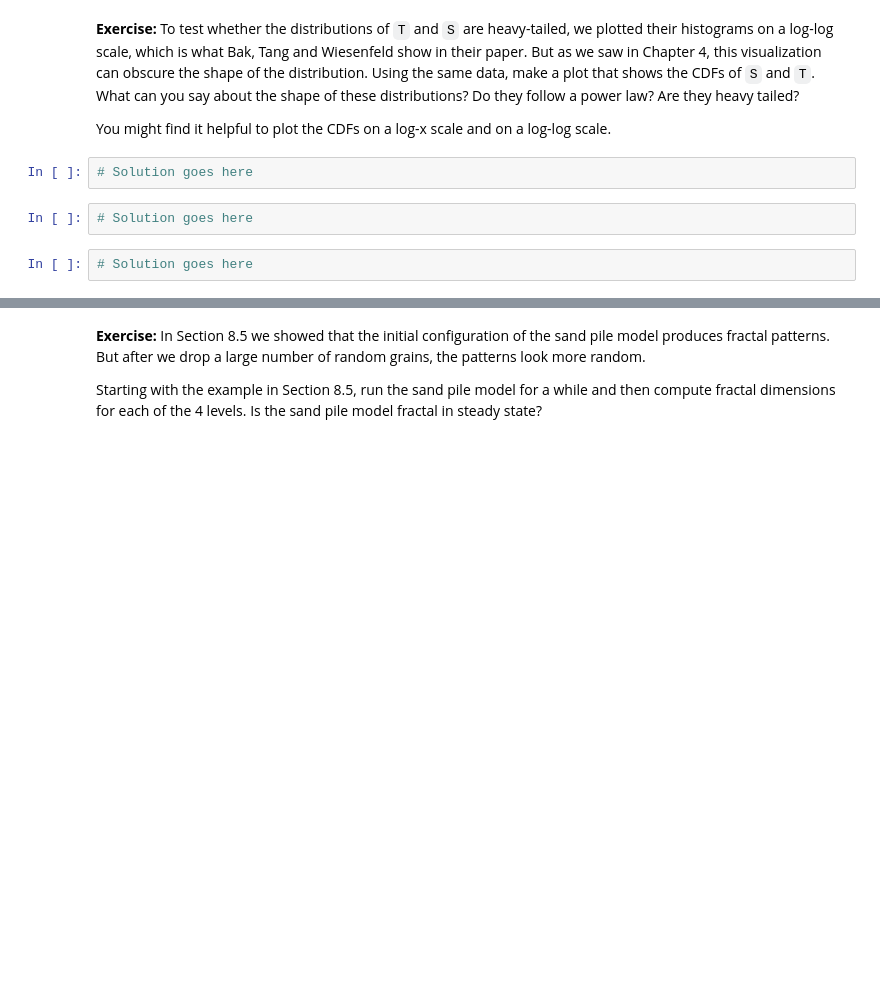
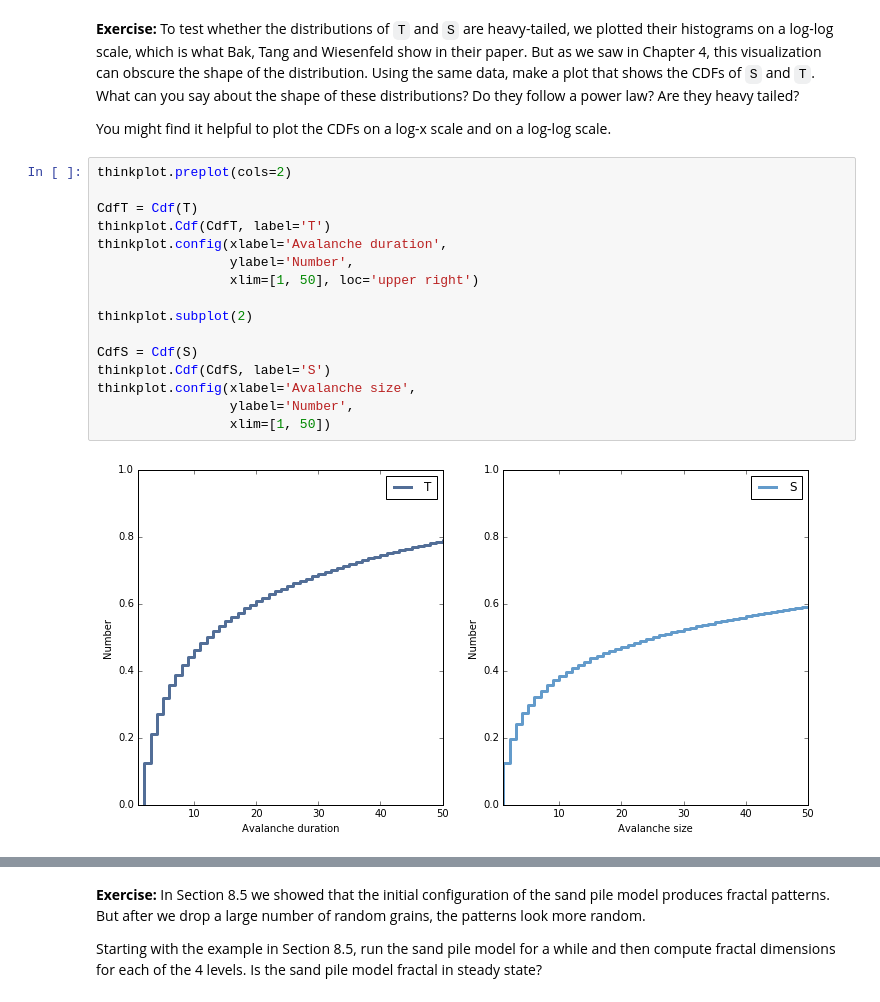
Before and after one commit to AllenDowney/ThinkComplexity2, a Jupyter notebook: code/chap08.ipynb, the cells around one changed output, grey strips where cells are left out. Saved outputs shown, nothing was run; the diff lists cells and outputs as text; blank space fills up the shorter version.

```diff
--- a/code/chap08.ipynb
+++ b/code/chap08.ipynb
@@ -403,9 +403,21 @@ The slope of the line is -1.58, which indicates that this spectrum is pink noise
 **Exercise:** To test whether the distributions of `T` and `S` are heavy-tailed, we plotted their histograms on a log-log scale, which is what Bak, Tang and Wiesenfeld show in their paper.  But as we saw in Chapter 4, this visualization can obscure the shape of the distribution.  Using the same data, make a plot that shows the CDFs of `S` and `T`.  What can you say about the shape of these distributions?  Do they follow a power law?  Are they heavy tailed?
 
 You might find it helpful to plot the CDFs on a log-x scale and on a log-log scale.
-# %%
-# Solution goes here
-# %%
-# Solution goes here
-# %%
-# Solution goes here
+# %%
+thinkplot.preplot(cols=2)
+
+CdfT = Cdf(T)
+thinkplot.Cdf(CdfT, label='T')
+thinkplot.config(xlabel='Avalanche duration',
+                 ylabel='Number',
+                 xlim=[1, 50], loc='upper right')
+
+thinkplot.subplot(2)
+
+CdfS = Cdf(S)
+thinkplot.Cdf(CdfS, label='S')
+thinkplot.config(xlabel='Avalanche size',
+                 ylabel='Number',
+                 xlim=[1, 50])
+# %% [output]
+[figure, added]
```
Also changed, not shown: parts of 17 cells of this notebook.
